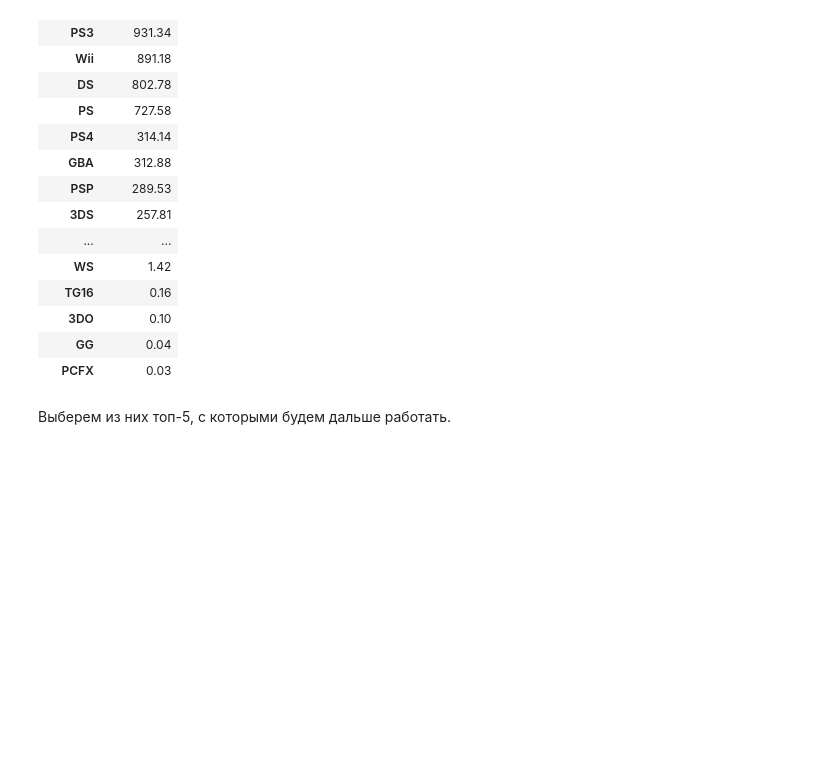
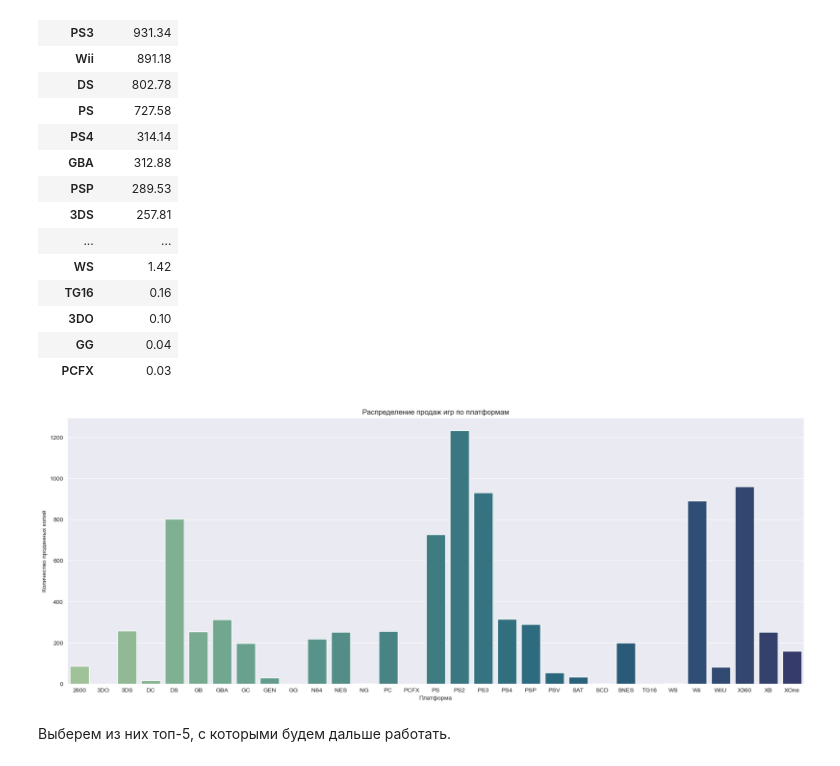
Before and after one commit to liriannamiller/pet_projects, a Jupyter notebook: games_project.ipynb, the cells around one changed output. Saved outputs shown, nothing was run; the diff lists cells and outputs as text; code cells hidden in the pictures; blank space fills up the shorter version.

```diff
--- a/games_project.ipynb
+++ b/games_project.ipynb
@@ -98,6 +162,14 @@ platform_statistics.sort_values(by='copy_sales', ascending=False)
 | 3DO | 0.10 |
 | GG | 0.04 |
 | PCFX | 0.03 |
+# %%
+plt.subplots(figsize=(22, 8))
+sns.barplot(x=platform_statistics.index, y=platform_statistics.copy_sales, data=platform_statistics, palette='crest', hue=platform_statistics.index, legend=False)
+plt.title('Распределение продаж игр по платформам')
+plt.ylabel('Количество проданных копий')
+plt.xlabel('Платформа');
+# %% [output]
+[figure, added]
 # %% [markdown]
 Выберем из них топ-5, с которыми будем дальше работать.
 # %%
```
Also changed, not shown: parts of 86 cells of this notebook.
